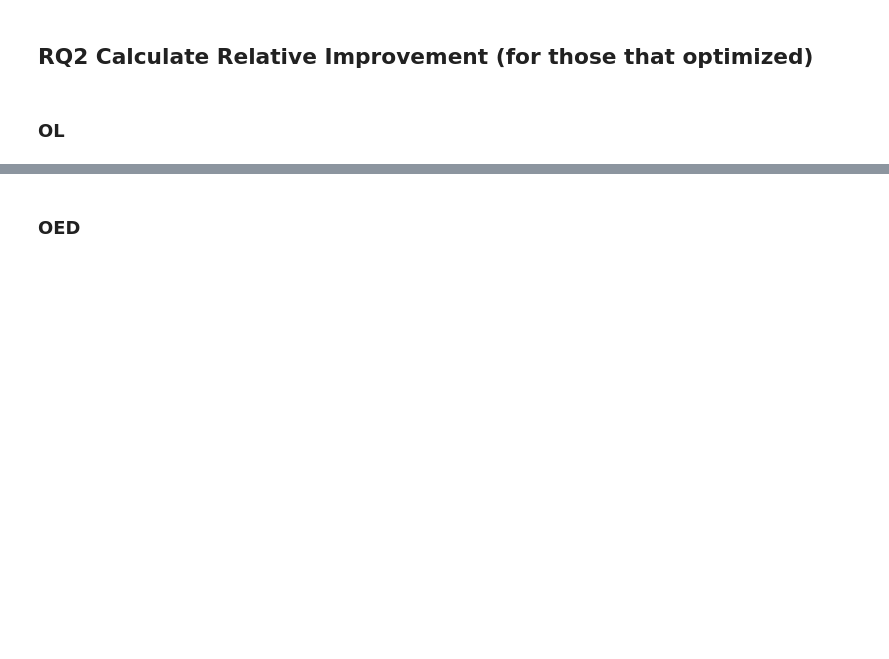
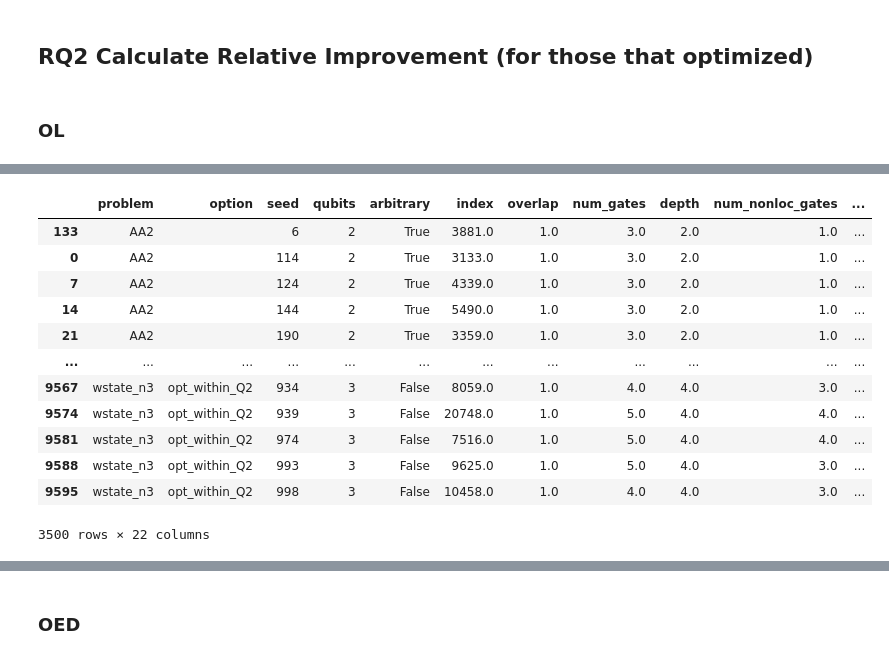
Before and after one commit to jku-win-se/QImprove, a Jupyter notebook: analysis/Results-analysis.ipynb, the cells around one changed output, grey strips where cells are left out. Saved outputs shown, nothing was run; the diff lists cells and outputs as text; code cells hidden in the pictures; blank space fills up the shorter version.

```diff
--- a/analysis/Results-analysis.ipynb
+++ b/analysis/Results-analysis.ipynb
@@ -919,0 +935,16 @@ OL (Theoretical) in percent
+# %%
+optimized_df
+# %% [output]
+|  | problem | option | seed | qubits | arbitrary | index | overlap | num_gates | depth | num_nonloc_gates | ... |
+| 133 | AA2 |  | 6 | 2 | True | 3881.0 | 1.0 | 3.0 | 2.0 | 1.0 | ... |
+| 0 | AA2 |  | 114 | 2 | True | 3133.0 | 1.0 | 3.0 | 2.0 | 1.0 | ... |
+| 7 | AA2 |  | 124 | 2 | True | 4339.0 | 1.0 | 3.0 | 2.0 | 1.0 | ... |
+| 14 | AA2 |  | 144 | 2 | True | 5490.0 | 1.0 | 3.0 | 2.0 | 1.0 | ... |
+| 21 | AA2 |  | 190 | 2 | True | 3359.0 | 1.0 | 3.0 | 2.0 | 1.0 | ... |
+| ... | ... | ... | ... | ... | ... | ... | ... | ... | ... | ... | ... |
+| 9567 | wstate_n3 | opt_within_Q2 | 934 | 3 | False | 8059.0 | 1.0 | 4.0 | 4.0 | 3.0 | ... |
+| 9574 | wstate_n3 | opt_within_Q2 | 939 | 3 | False | 20748.0 | 1.0 | 5.0 | 4.0 | 4.0 | ... |
+| 9581 | wstate_n3 | opt_within_Q2 | 974 | 3 | False | 7516.0 | 1.0 | 5.0 | 4.0 | 4.0 | ... |
+| 9588 | wstate_n3 | opt_within_Q2 | 993 | 3 | False | 9625.0 | 1.0 | 5.0 | 4.0 | 3.0 | ... |
+| 9595 | wstate_n3 | opt_within_Q2 | 998 | 3 | False | 10458.0 | 1.0 | 4.0 | 4.0 | 3.0 | ... |
+3500 rows × 22 columns
```
Also changed, not shown: parts of 32 cells of this notebook, 2 other files.
